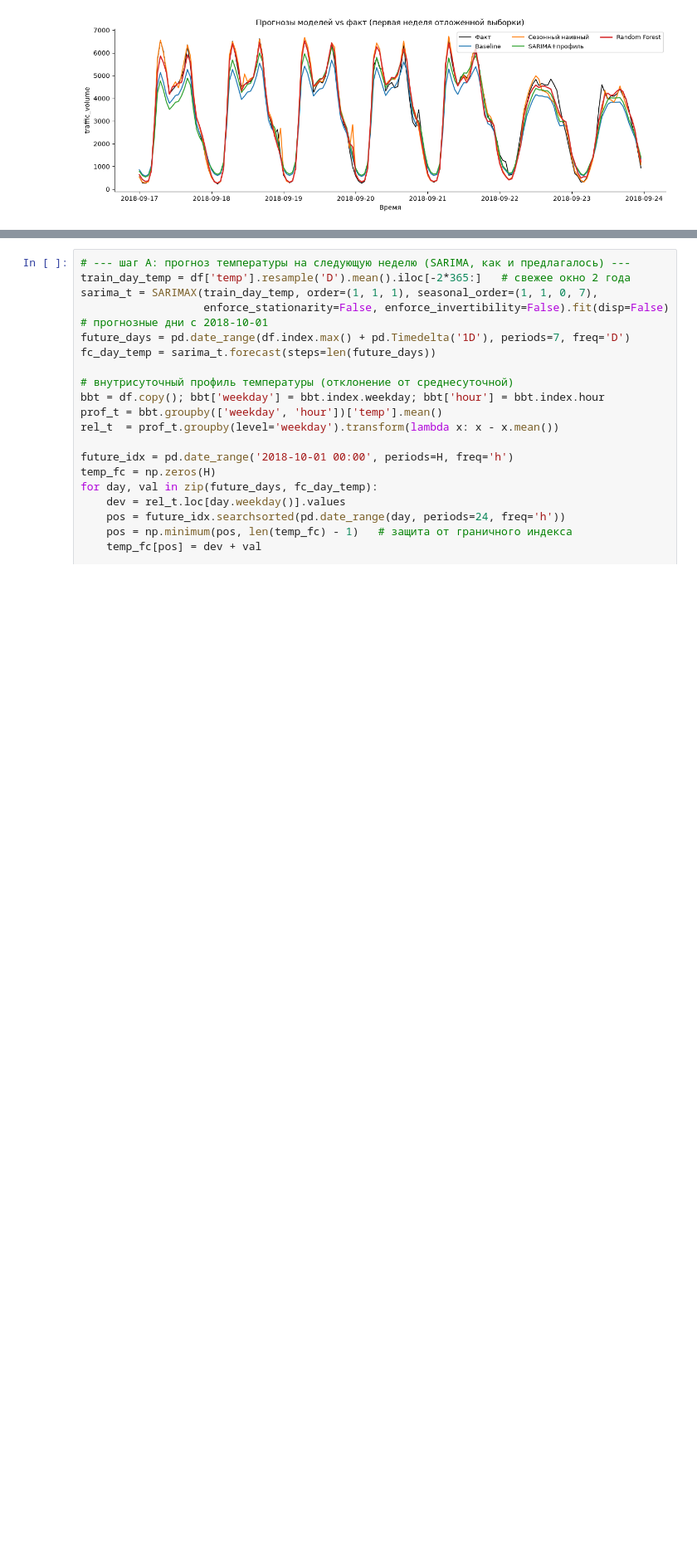
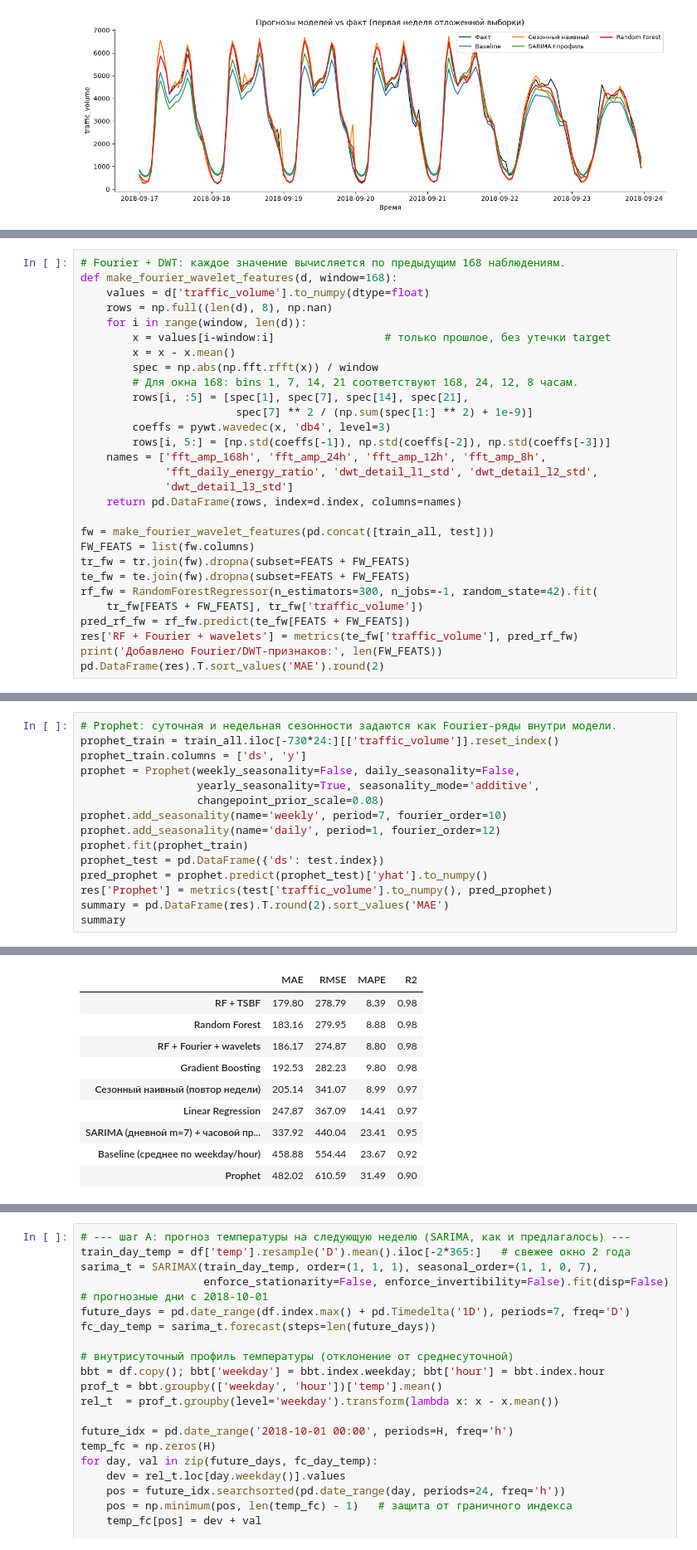
Before and after one commit to AlexKretov/metro, a Jupyter notebook: notebooks/metro_forecast.ipynb, the cells around one changed output, grey strips where cells are left out. Shown at 83% size. Cells and saved outputs as stored; diff of their text form; blank space fills up the shorter version.

```diff
--- a/notebooks/metro_forecast.ipynb
+++ b/notebooks/metro_forecast.ipynb
@@ -468,0 +483,29 @@ plt.tight_layout(); plt.savefig(f'{OUT}/07_compare.png'); plt.show()
+# %%
+# Fourier + DWT: каждое значение вычисляется по предыдущим 168 наблюдениям.
+def make_fourier_wavelet_features(d, window=168):
+    values = d['traffic_volume'].to_numpy(dtype=float)
+    rows = np.full((len(d), 8), np.nan)
+    for i in range(window, len(d)):
+        x = values[i-window:i]                 # только прошлое, без утечки target
+        x = x - x.mean()
+        spec = np.abs(np.fft.rfft(x)) / window
+        # Для окна 168: bins 1, 7, 14, 21 соответствуют 168, 24, 12, 8 часам.
+        rows[i, :5] = [spec[1], spec[7], spec[14], spec[21],
+                        spec[7] ** 2 / (np.sum(spec[1:] ** 2) + 1e-9)]
+        coeffs = pywt.wavedec(x, 'db4', level=3)
+        rows[i, 5:] = [np.std(coeffs[-1]), np.std(coeffs[-2]), np.std(coeffs[-3])]
+    names = ['fft_amp_168h', 'fft_amp_24h', 'fft_amp_12h', 'fft_amp_8h',
+             'fft_daily_energy_ratio', 'dwt_detail_l1_std', 'dwt_detail_l2_std',
+             'dwt_detail_l3_std']
+    return pd.DataFrame(rows, index=d.index, columns=names)
+
+fw = make_fourier_wavelet_features(pd.concat([train_all, test]))
+FW_FEATS = list(fw.columns)
+tr_fw = tr.join(fw).dropna(subset=FEATS + FW_FEATS)
+te_fw = te.join(fw).dropna(subset=FEATS + FW_FEATS)
+rf_fw = RandomForestRegressor(n_estimators=300, n_jobs=-1, random_state=42).fit(
+    tr_fw[FEATS + FW_FEATS], tr_fw['traffic_volume'])
+pred_rf_fw = rf_fw.predict(te_fw[FEATS + FW_FEATS])
+res['RF + Fourier + wavelets'] = metrics(te_fw['traffic_volume'], pred_rf_fw)
+print('Добавлено Fourier/DWT-признаков:', len(FW_FEATS))
+pd.DataFrame(res).T.sort_values('MAE').round(2)
@@ -468,0 +574,16 @@ plt.tight_layout(); plt.savefig(f'{OUT}/07_compare.png'); plt.show()
+# %%
+# Prophet: суточная и недельная сезонности задаются как Fourier-ряды внутри модели.
+prophet_train = train_all.iloc[-730*24:][['traffic_volume']].reset_index()
+prophet_train.columns = ['ds', 'y']
+prophet = Prophet(weekly_seasonality=False, daily_seasonality=False,
+                  yearly_seasonality=True, seasonality_mode='additive',
+                  changepoint_prior_scale=0.08)
+prophet.add_seasonality(name='weekly', period=7, fourier_order=10)
+prophet.add_seasonality(name='daily', period=1, fourier_order=12)
+prophet.fit(prophet_train)
+prophet_test = pd.DataFrame({'ds': test.index})
+pred_prophet = prophet.predict(prophet_test)['yhat'].to_numpy()
+res['Prophet'] = metrics(test['traffic_volume'].to_numpy(), pred_prophet)
+summary = pd.DataFrame(res).T.round(2).sort_values('MAE')
+summary
+# %% [output]
@@ -468,0 +592,10 @@ plt.tight_layout(); plt.savefig(f'{OUT}/07_compare.png'); plt.show()
+|  | MAE | RMSE | MAPE | R2 |
+| RF + TSBF | 179.80 | 278.79 | 8.39 | 0.98 |
+| Random Forest | 183.16 | 279.95 | 8.88 | 0.98 |
+| RF + Fourier + wavelets | 186.17 | 274.87 | 8.80 | 0.98 |
+| Gradient Boosting | 192.53 | 282.23 | 9.80 | 0.98 |
+| Сезонный наивный (повтор недели) | 205.14 | 341.07 | 8.99 | 0.97 |
+| Linear Regression | 247.87 | 367.09 | 14.41 | 0.97 |
+| SARIMA (дневной m=7) + часовой пр... | 337.92 | 440.04 | 23.41 | 0.95 |
+| Baseline (среднее по weekday/hour) | 458.88 | 554.44 | 23.67 | 0.92 |
+| Prophet | 482.02 | 610.59 | 31.49 | 0.90 |
```
Also changed, not shown: parts of 18 cells of this notebook, 5 other files.
